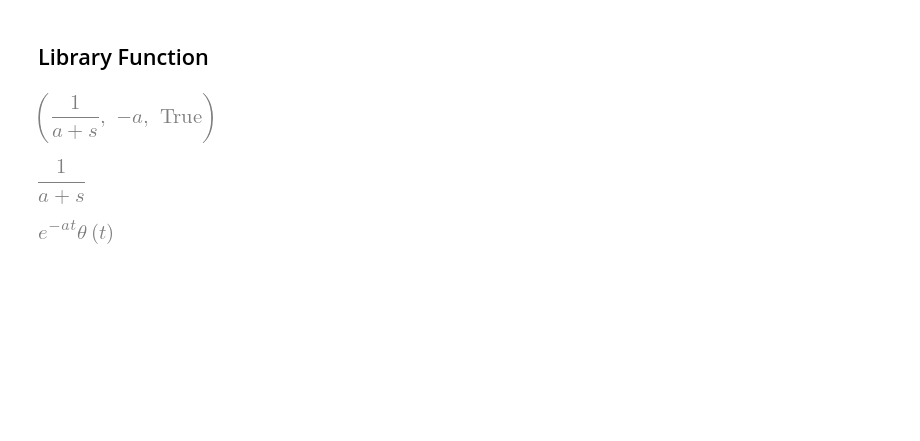
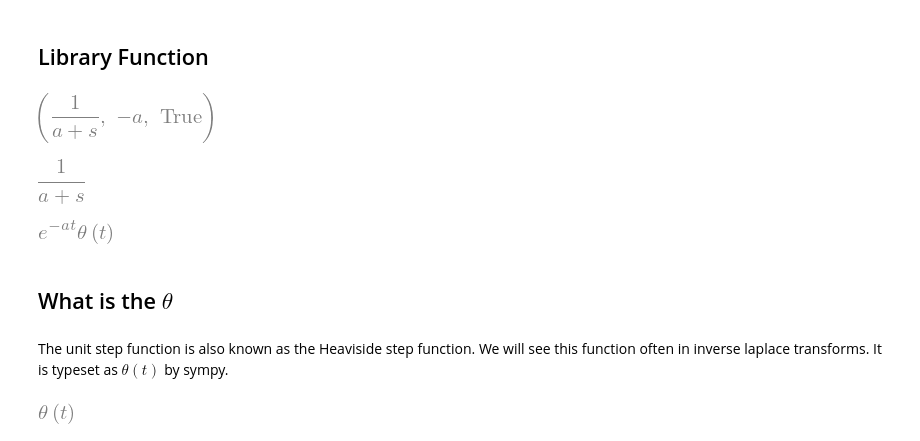
Before and after one commit to williebonavente/CodeTest, a Jupyter notebook: sympy/algebra/notebook11.ipynb, the cells around one changed output. Drawn from its saved outputs; the diff is of its cells as text; code cells hidden in the pictures; blank space fills up the shorter version.

Commit message:
Add Laplace transforms finished

```diff
--- a/sympy/algebra/notebook11.ipynb
+++ b/sympy/algebra/notebook11.ipynb
@@ -43,3 +43,11 @@ def invL(F):
 invL(F)
 # %% [output]
 [figure]
+# %% [markdown]
+## What is the $\theta$
+# %% [markdown]
+The unit step function is also known as the Heaviside step function. We will see this function often in inverse laplace transforms. It is typeset as $θ(t)$ by sympy.
+# %%
+sympy.Heaviside(t)
+# %% [output]
+[figure, added]
```
Also changed, not shown: parts of 17 cells of this notebook.
